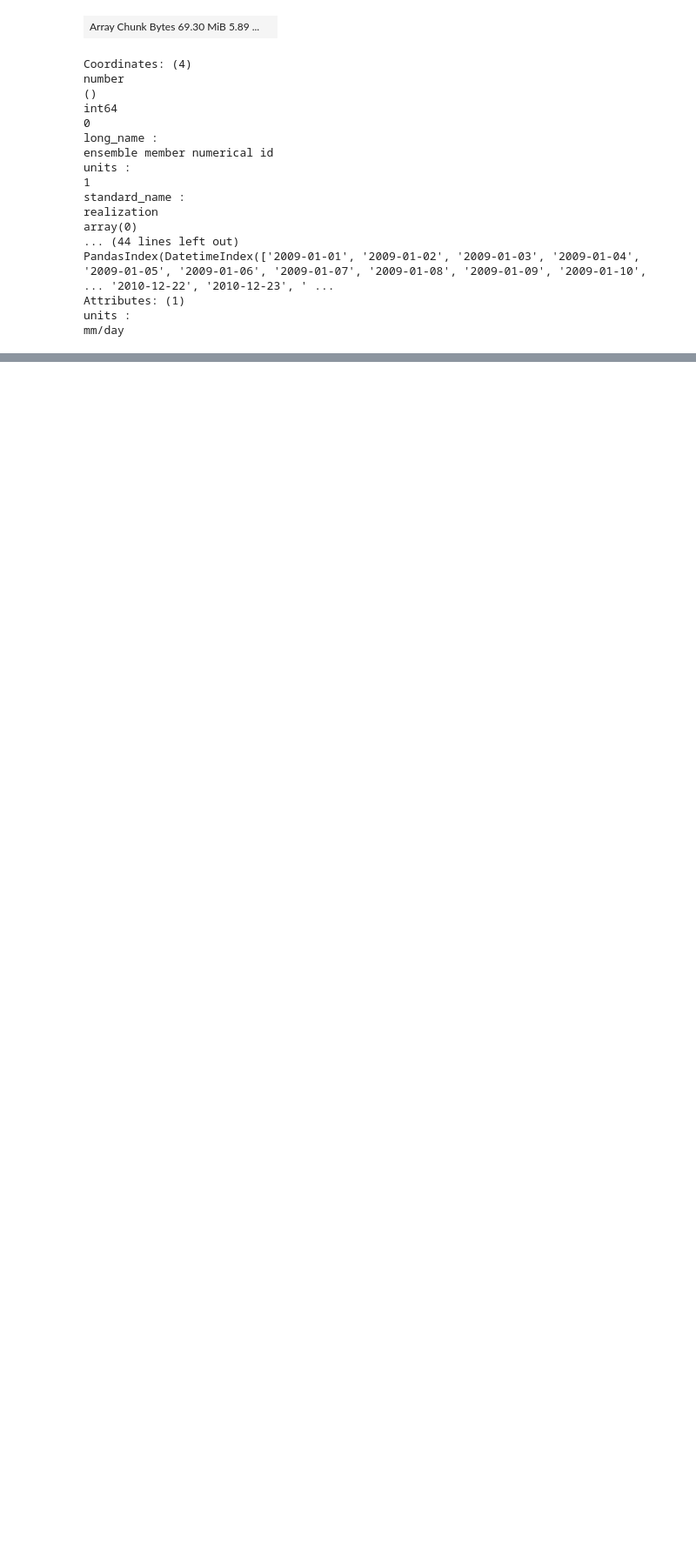
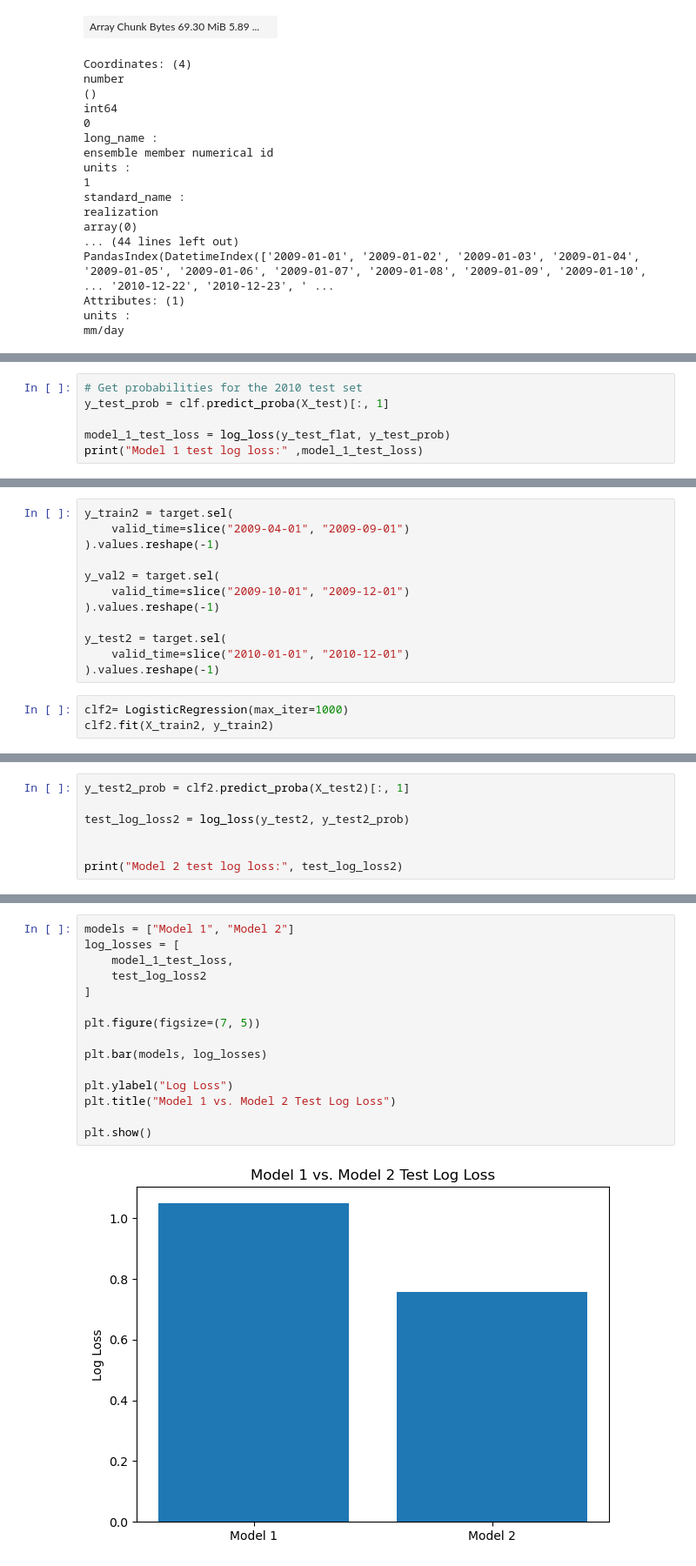
Before and after one commit to Andres-Flores04/290A, a Jupyter notebook: Project1/Project1.ipynb, the cells around one changed output, grey strips where cells are left out. Shown at 87% size. Saved outputs shown, nothing was run; the diff lists cells and outputs as text; blank space fills up the shorter version.

```diff
--- a/Project1/Project1.ipynb
+++ b/Project1/Project1.ipynb
@@ -360,0 +422,6 @@ Std dimensions: ('month', 'latitude', 'longitude')
+# %%
+# Get probabilities for the 2010 test set
+y_test_prob = clf.predict_proba(X_test)[:, 1]
+
+model_1_test_loss = log_loss(y_test_flat, y_test_prob)
+print("Model 1 test log loss:" ,model_1_test_loss)
@@ -360,0 +531,15 @@ Std dimensions: ('month', 'latitude', 'longitude')
+# %%
+y_train2 = target.sel(
+    valid_time=slice("2009-04-01", "2009-09-01")
+).values.reshape(-1)
+
+y_val2 = target.sel(
+    valid_time=slice("2009-10-01", "2009-12-01")
+).values.reshape(-1)
+
+y_test2 = target.sel(
+    valid_time=slice("2010-01-01", "2010-12-01")
+).values.reshape(-1)
+# %%
+clf2= LogisticRegression(max_iter=1000)
+clf2.fit(X_train2, y_train2)
@@ -360,0 +555,7 @@ Std dimensions: ('month', 'latitude', 'longitude')
+# %%
+y_test2_prob = clf2.predict_proba(X_test2)[:, 1]
+
+test_log_loss2 = log_loss(y_test2, y_test2_prob)
+
+
+print("Model 2 test log loss:", test_log_loss2)
@@ -360,0 +566,17 @@ Std dimensions: ('month', 'latitude', 'longitude')
+# %%
+models = ["Model 1", "Model 2"]
+log_losses = [
+    model_1_test_loss,
+    test_log_loss2
+]
+
+plt.figure(figsize=(7, 5))
+
+plt.bar(models, log_losses)
+
+plt.ylabel("Log Loss")
+plt.title("Model 1 vs. Model 2 Test Log Loss")
+
+plt.show()
+# %% [output]
+[figure, added]
```
Also changed, not shown: parts of 65 cells of this notebook, 2 other files.
